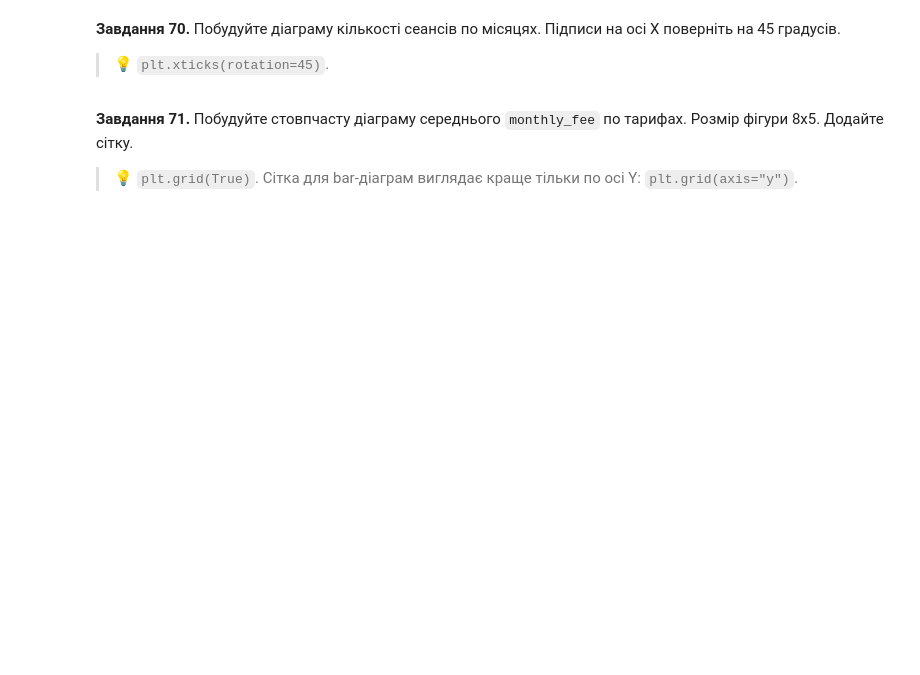
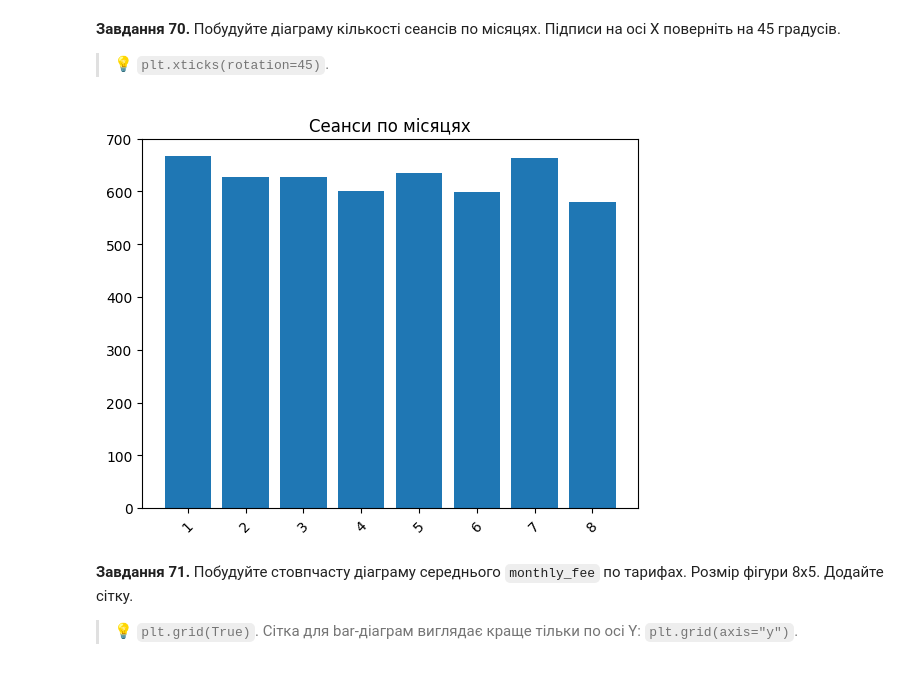
Before and after one commit to DymaStar/DTA_2026, a Jupyter notebook: HW/HW_DimaStar2905Nazar80_"pandas_viz_practice_ipynb".ipynb, the cells around one changed output. Drawn from its saved outputs; the diff is of its cells as text; code cells hidden in the pictures; blank space fills up the shorter version.

```diff
--- a/HW/HW_DimaStar2905Nazar80_"pandas_viz_practice_ipynb".ipynb
+++ b/HW/HW_DimaStar2905Nazar80_"pandas_viz_practice_ipynb".ipynb
@@ -1417,3 +1420,12 @@ dtype: float64
+# %%
+# Завдання 70:
+monthly = sess.groupby("month").size()
+plt.bar(monthly.index, monthly.values)
+plt.xticks(rotation = 45)
+plt.title("Сеанси по місяцях")
+plt.show()
+# %% [output]
+[figure, added]
 # %% [markdown]
 **Завдання 71.** Побудуйте стовпчасту діаграму середнього `monthly_fee` по тарифах. Розмір фігури 8x5. Додайте сітку.
 
```
Also changed, not shown: parts of 11 cells of this notebook.
